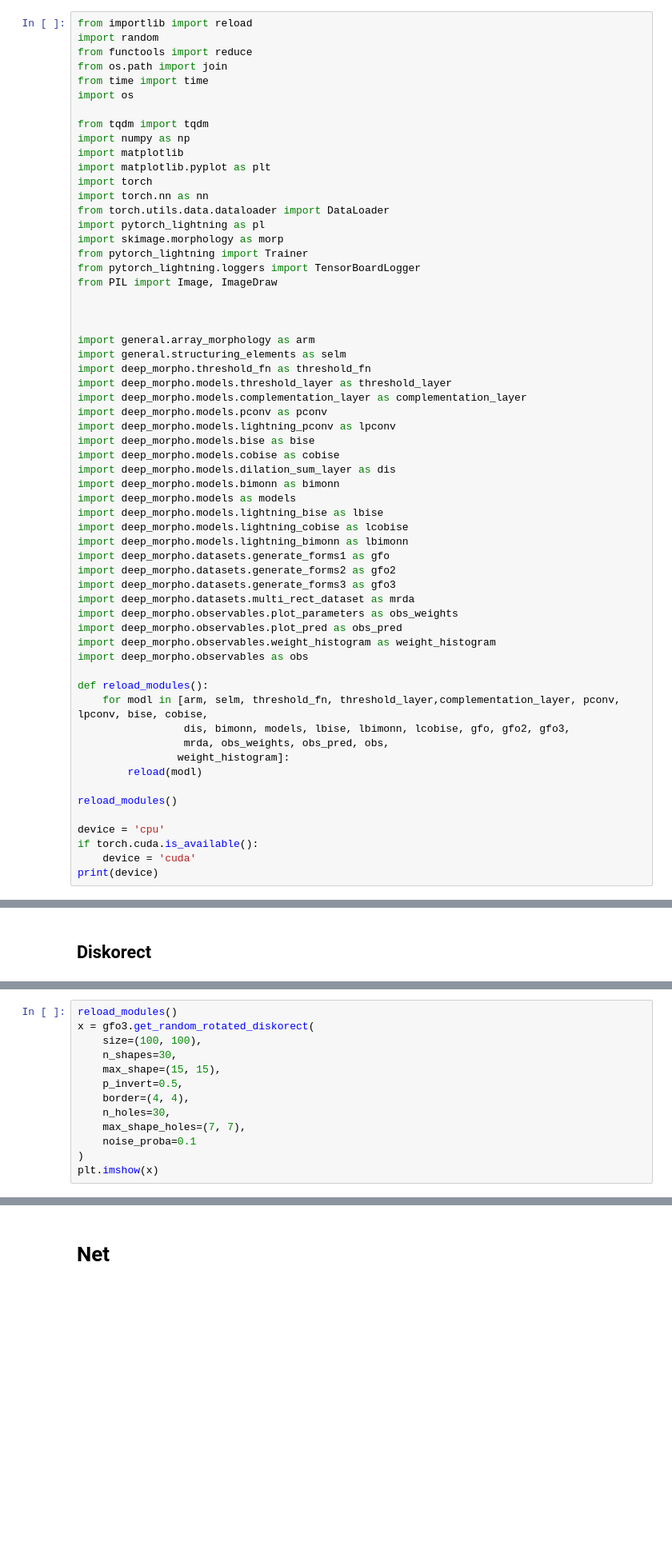
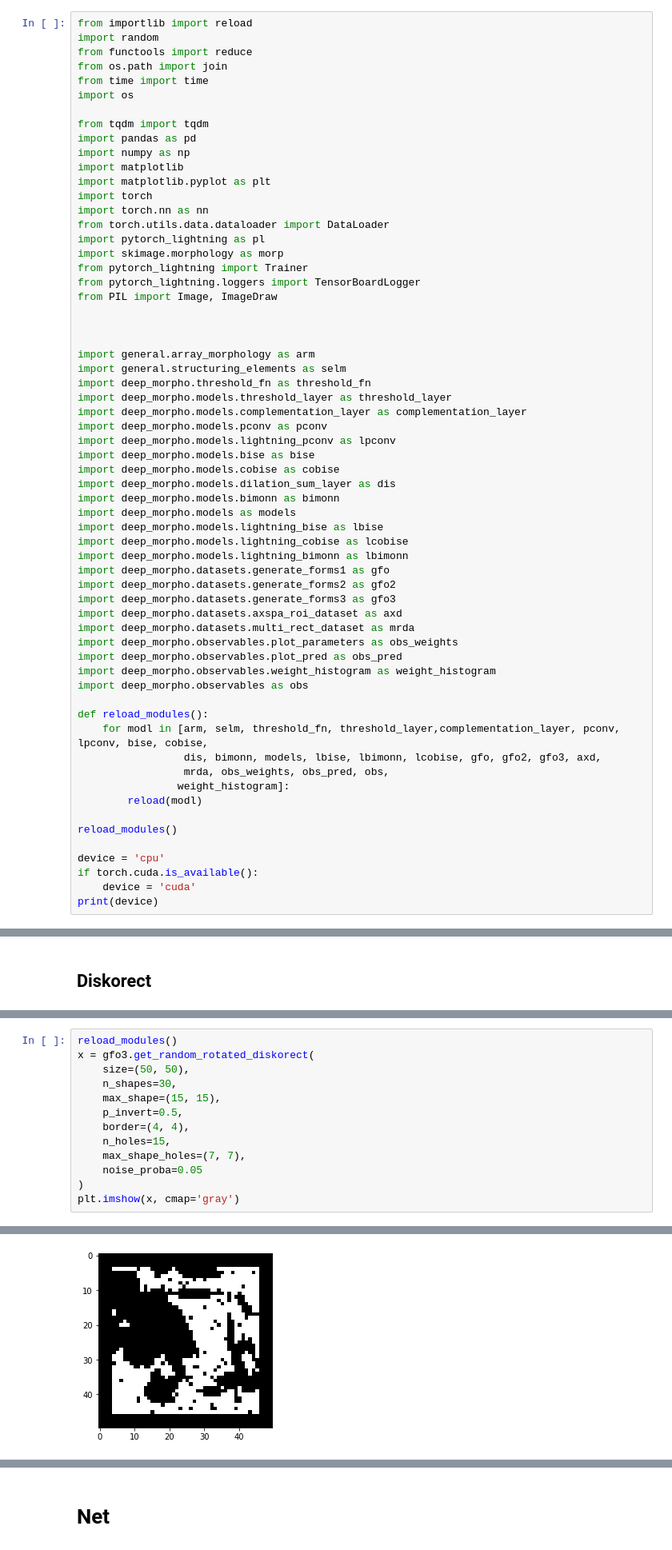
Before and after one commit to TheodoreAouad/3d_segm, a Jupyter notebook: Notebooks/DeepMorpho.ipynb, the cells around one changed output, grey strips where cells are left out. Shown at 80% size. Cells and saved outputs as stored; diff of their text form; blank space fills up the shorter version.

```diff
--- a/Notebooks/DeepMorpho.ipynb
+++ b/Notebooks/DeepMorpho.ipynb
@@ -11,6 +11,7 @@ from time import time
 import os
 
 from tqdm import tqdm
+import pandas as pd
 import numpy as np
 import matplotlib
 import matplotlib.pyplot as plt
@@ -43,6 +44,7 @@ import deep_morpho.models.lightning_bimonn as lbimonn
 import deep_morpho.datasets.generate_forms1 as gfo
 import deep_morpho.datasets.generate_forms2 as gfo2
 import deep_morpho.datasets.generate_forms3 as gfo3
+import deep_morpho.datasets.axspa_roi_dataset as axd
 import deep_morpho.datasets.multi_rect_dataset as mrda
 import deep_morpho.observables.plot_parameters as obs_weights
 import deep_morpho.observables.plot_pred as obs_pred
@@ -51,7 +53,7 @@ import deep_morpho.observables as obs
 
 def reload_modules():
     for modl in [arm, selm, threshold_fn, threshold_layer,complementation_layer, pconv, lpconv, bise, cobise,
-                 dis, bimonn, models, lbise, lbimonn, lcobise, gfo, gfo2, gfo3,
+                 dis, bimonn, models, lbise, lbimonn, lcobise, gfo, gfo2, gfo3, axd,
                  mrda, obs_weights, obs_pred, obs,
                 weight_histogram]:
         reload(modl)
@@ -260,14 +262,14 @@ gfo3.get_random_rotated_diskorect(
 # %%
 reload_modules()
 x = gfo3.get_random_rotated_diskorect(
-    size=(100, 100),
+    size=(50, 50),
     n_shapes=30,
     max_shape=(15, 15),
     p_invert=0.5,
     border=(4, 4),
-    n_holes=30,
+    n_holes=15,
     max_shape_holes=(7, 7),
-    noise_proba=0.1
+    noise_proba=0.05
 )
-plt.imshow(x)
+plt.imshow(x, cmap='gray')
 # %% [output]
@@ -276 +276,2 @@ plt.imshow(x)
 <matplotlib.image.AxesImage at 0x...>
+[figure, added]
```
Also changed, not shown: parts of 9 cells of this notebook, 6 other files.
